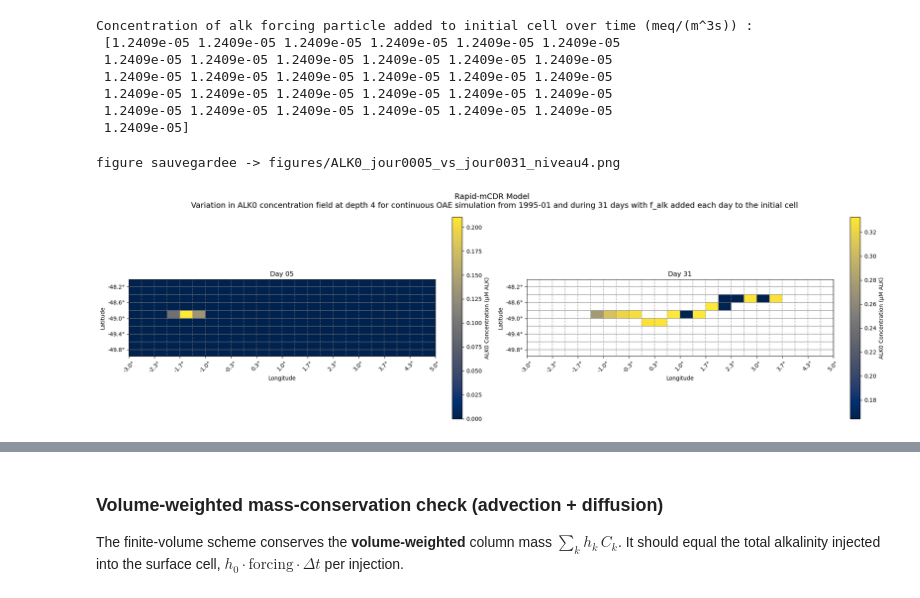
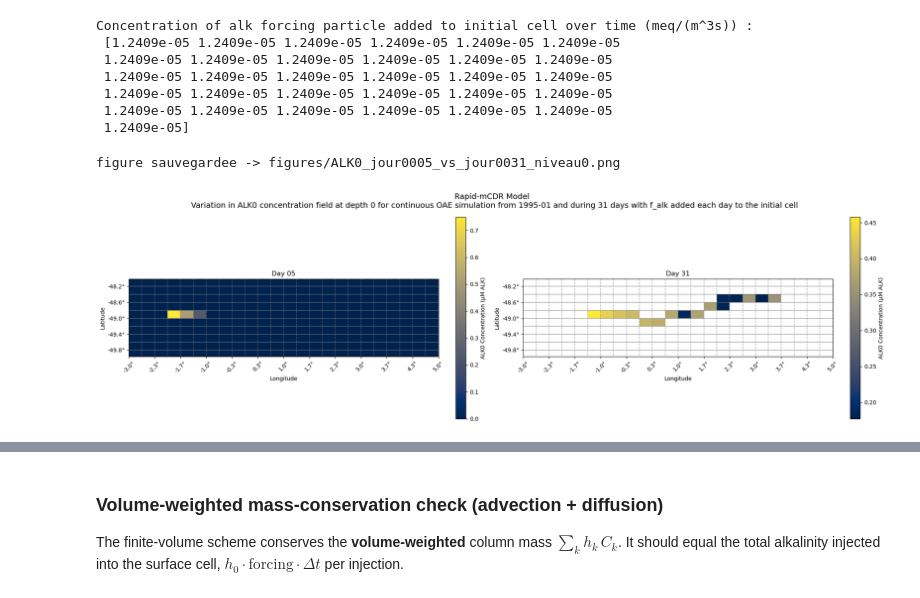
Before and after one commit to margheritacastellano/rapid_mCDR_horizontal, a Jupyter notebook: SEMES/test.ipynb, the cells around one changed output, grey strips where cells are left out. Cells and saved outputs as stored; diff of their text form; code cells hidden in the pictures.

```diff
--- a/SEMES/test.ipynb
+++ b/SEMES/test.ipynb
@@ -372,7 +372,7 @@ dayLast = "0031"
 first = xr.open_dataset(f"{filename}_{dayFirst}{var_name}.nc")
 last = xr.open_dataset(f"{filename}_{dayLast}{var_name}.nc")
 
-depth = 4
+depth = 0
 
 # Extract the concentration fields for the specified days
 fieldF = first[f"{var_name}"].values[0, depth, :, :]  # Level 0 in depth, first time step (date)
@@ -409,32 +409,32 @@ for ax, field_day, title in zip(axes, [fieldF, fieldL], [f"Day {dayFirst[-2:]}",
     ax.set_xticklabels([f"{lon:.1f}°" for lon in sample_x], rotation=45)
     ax.set_yticklabels([f"{lat:.1f}°" for lat in sample_y])
     ax.set_xlabel("Longitude")
     ax.set_ylabel("Latitude")
     for i in range(lon.shape[0]):
         ax.plot(fieldset.V.grid.lon[i, :], fieldset.V.grid.lat[i, :], color='gray', linewidth=1.1, linestyle='--', transform=ccrs.PlateCarree(), alpha=0.6)
     for j in range(lon.shape[1]):
         ax.plot(fieldset.U.grid.lon[:, j], fieldset.U.grid.lat[:, j], color='gray', linewidth=1.1, linestyle='--', transform=ccrs.PlateCarree(), alpha=0.6)
 
 # # Display particles as scatter points on the first plot
 # particle = axes[0].scatter(
 #     pset_traj["lon"].values[0], pset_traj["lat"].values[0], c=pset_traj[f"{particle_name}"].values[0], transform=ccrs.PlateCarree(),
 #     s=100, edgecolor="white", cmap="gist_earth"
 # )
 #
 # # Add a colorbar for particle concentration
 # particle_cbar = plt.colorbar(particle, ax=axes[0], orientation="horizontal")
 # particle_cbar.set_label(f"Transport of alkalinity {particle_name} added to initial cell over time in zero alkalinity field (meq/(m² s))", fontsize=12)
 
 plt.tight_layout()
 
 # --- sauvegarde de la figure (le nom encode les parametres, pour ne rien ecraser) ---
 import os
 os.makedirs("figures", exist_ok=True)
 nom_fig = f"figures/{var_name}_jour{dayFirst}_vs_jour{dayLast}_niveau{depth}.png"
 plt.savefig(nom_fig, dpi=150, bbox_inches="tight")
 print(f"figure sauvegardee -> {nom_fig}")
 
 plt.show()
 # %% [output]
-figure sauvegardee -> figures/ALK0_jour0005_vs_jour0031_niveau4.png
+figure sauvegardee -> figures/ALK0_jour0005_vs_jour0031_niveau0.png
-[figure, old version]
+[figure, new version]
```
Also changed, not shown: parts of 2 cells of this notebook, 1 other file.
